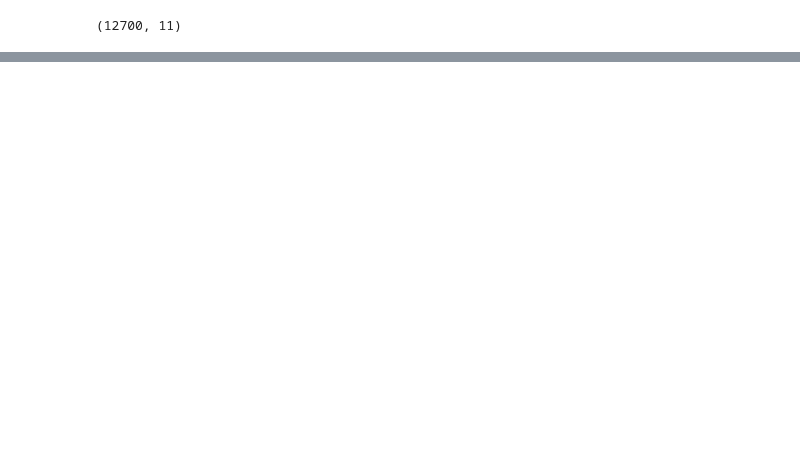
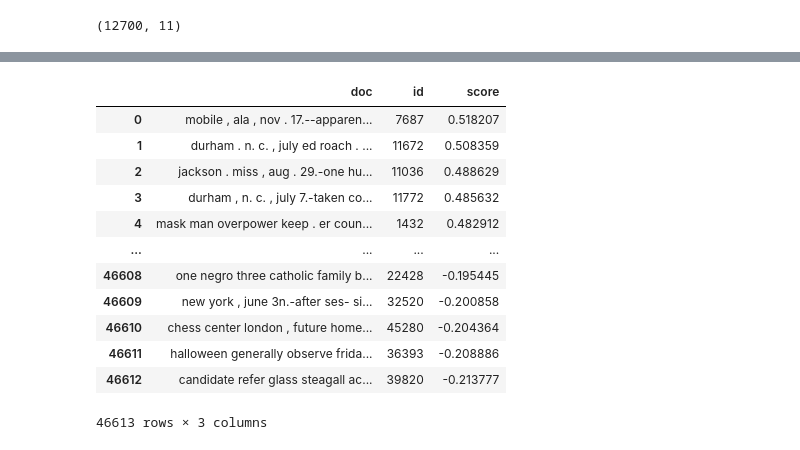
Before and after one commit to park-jay/kkk, a Jupyter notebook: label-newspaper.ipynb, the cells around one changed output, grey strips where cells are left out. Saved outputs shown, nothing was run; the diff lists cells and outputs as text; code cells hidden in the pictures; blank space fills up the shorter version.

```diff
--- a/label-newspaper.ipynb
+++ b/label-newspaper.ipynb
@@ -367,0 +403,18 @@ lynch_df.sort_values(by='score', ascending=False)
+# %%
+documents, document_scores, document_ids = model.search_documents_by_keywords(keywords=["mob"], num_docs=second.shape[0])
+mob_df=pd.DataFrame({'doc':documents, 'id':document_ids, 'score':document_scores})
+mob_df
+# %% [output]
+|  | doc | id | score |
+| 0 | mobile , ala , nov . 17.--apparen... | 7687 | 0.518207 |
+| 1 | durham . n. c. , july ed roach . ... | 11672 | 0.508359 |
+| 2 | jackson . miss , aug . 29.-one hu... | 11036 | 0.488629 |
+| 3 | durham , n. c. , july 7.-taken co... | 11772 | 0.485632 |
+| 4 | mask man overpower keep . er coun... | 1432 | 0.482912 |
+| ... | ... | ... | ... |
+| 46608 | one negro three catholic family b... | 22428 | -0.195445 |
+| 46609 | new york , june 3n.-after ses- si... | 32520 | -0.200858 |
+| 46610 | chess center london , future home... | 45280 | -0.204364 |
+| 46611 | halloween generally observe frida... | 36393 | -0.208886 |
+| 46612 | candidate refer glass steagall ac... | 39820 | -0.213777 |
+46613 rows × 3 columns
```
Also changed, not shown: parts of 10 cells of this notebook.
